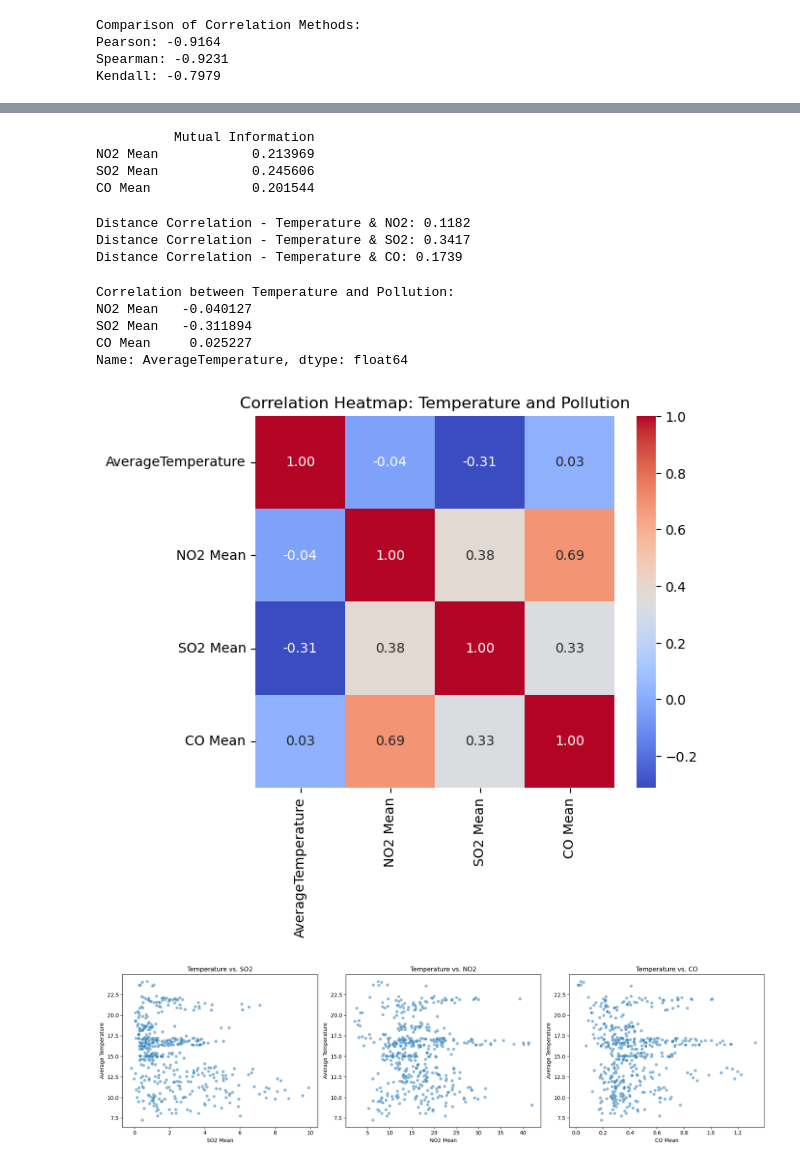
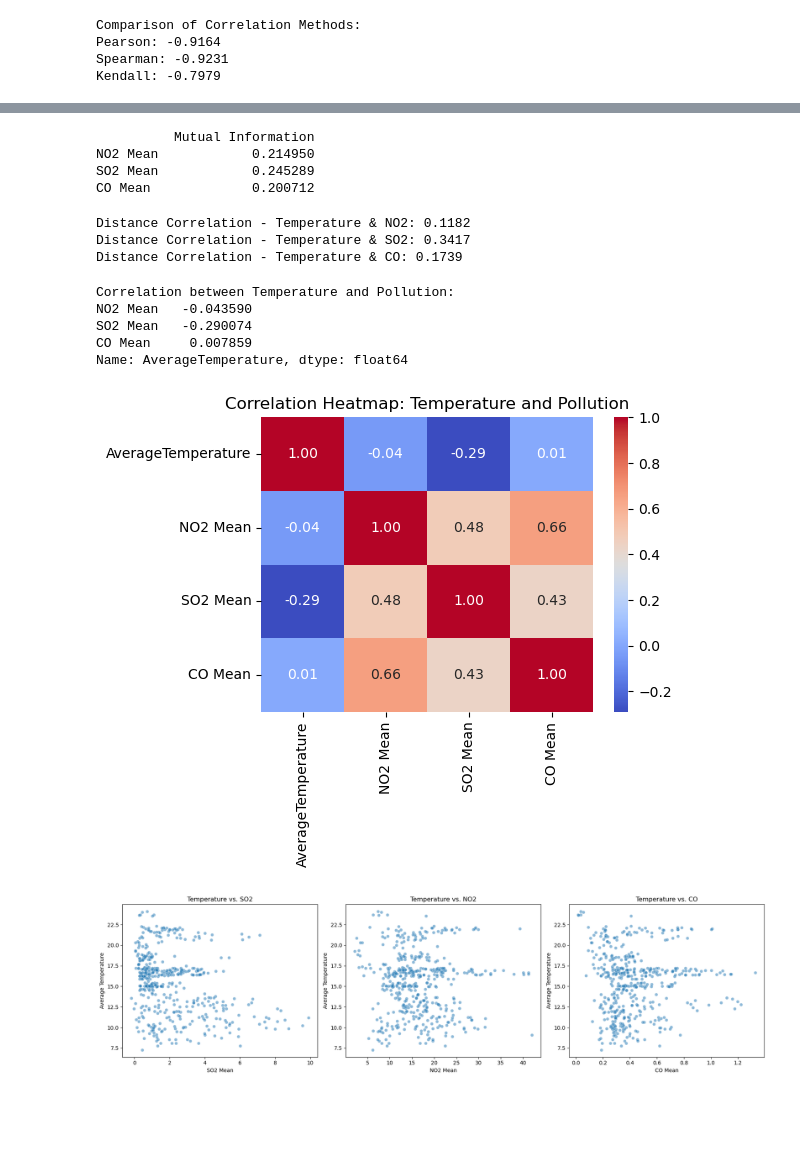
Before and after one commit to aredjil/Temperature-forecasting-for-different-cities-in-the-world, a Jupyter notebook: Correlation_analysis.ipynb, the cells around one changed output, grey strips where cells are left out. Cells and saved outputs as stored; diff of their text form; code cells hidden in the pictures; blank space fills up the shorter version.

Commit message:
Correlation part done

```diff
--- a/Correlation_analysis.ipynb
+++ b/Correlation_analysis.ipynb
@@ -102,7 +102,7 @@ We need to measure correlations between different variables in the dataset (df).
 #pollution_df = pd.read_csv("data-project3/pollution_us_2000_2016.csv")
 #df = pollution_df.copy()
 
-df = pd.read_csv('averaged_output.csv')
+df = pd.read_csv('clean_data.csv')
 # %%
 df
 # %% [output]
@@ -158,9 +158,9 @@ my_df = pd.DataFrame(my_scores, index=X.columns, columns=["Mutual Information"])
 print(my_df)
 # %% [output]
           Mutual Information
-NO2 Mean            0.213969
-SO2 Mean            0.245606
-CO Mean             0.201544
+NO2 Mean            0.214950
+SO2 Mean            0.245289
+CO Mean             0.200712
 # %%
 dcorr_no2 = distance_correlation(df["AverageTemperature"].dropna(), df["NO2 Mean"].dropna())
 dcorr_so2 = distance_correlation(df["AverageTemperature"].dropna(), df["SO2 Mean"].dropna())
@@ -174,25 +174,28 @@ Distance Correlation - Temperature & NO2: 0.1182
 Distance Correlation - Temperature & SO2: 0.3417
 Distance Correlation - Temperature & CO: 0.1739
 # %%
-# Correlation between Temperature and Pollution
+# Linear Correlation between Temperature and Pollution
 pollution_vars = ["NO2 Mean", "SO2 Mean", "CO Mean"]
-correlation_temp_pollution = df[["AverageTemperature"] + pollution_vars].corr()
+correlation_temp_pollution = df[["AverageTemperature"] + pollution_vars].corr(method='spearman')
 print("\nCorrelation between Temperature and Pollution:")
 print(correlation_temp_pollution["AverageTemperature"].drop("AverageTemperature"))
 # %% [output]
 Correlation between Temperature and Pollution:
-NO2 Mean   -0.040127
-SO2 Mean   -0.311894
-CO Mean     0.025227
+NO2 Mean   -0.043590
+SO2 Mean   -0.290074
+CO Mean     0.007859
 Name: AverageTemperature, dtype: float64
 # %%
 # Heatmap of temperature and pollution correlations
 plt.figure(figsize=(6, 5))
 sns.heatmap(correlation_temp_pollution, annot=True, cmap="coolwarm", fmt=".2f")
 plt.title("Correlation Heatmap: Temperature and Pollution")
+# Save the plot
+plt.tight_layout()
+plt.savefig("figures/correlation_heatmap.png", dpi=300, bbox_inches='tight')
 plt.show()
 # %% [output]
-[figure, old version]
+[figure, new version]
 # %%
 # Plot of "SO2 Mean", "NO2 Mean" and  "CO Mean" vs 	"AverageTemperature"
 fig, axes = plt.subplots(1, 3, figsize=(18, 5))  # 1 fila, 3 columnas
```
Also changed, not shown: parts of 7 cells of this notebook, 14 other files.
